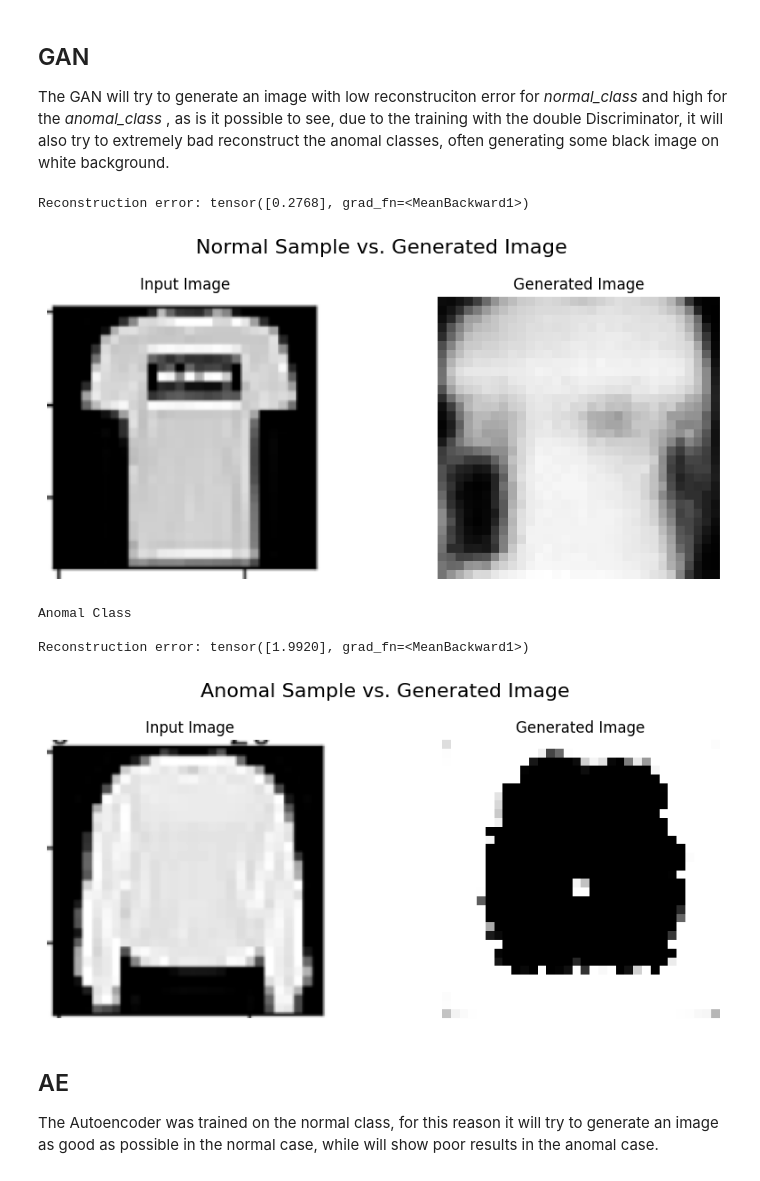
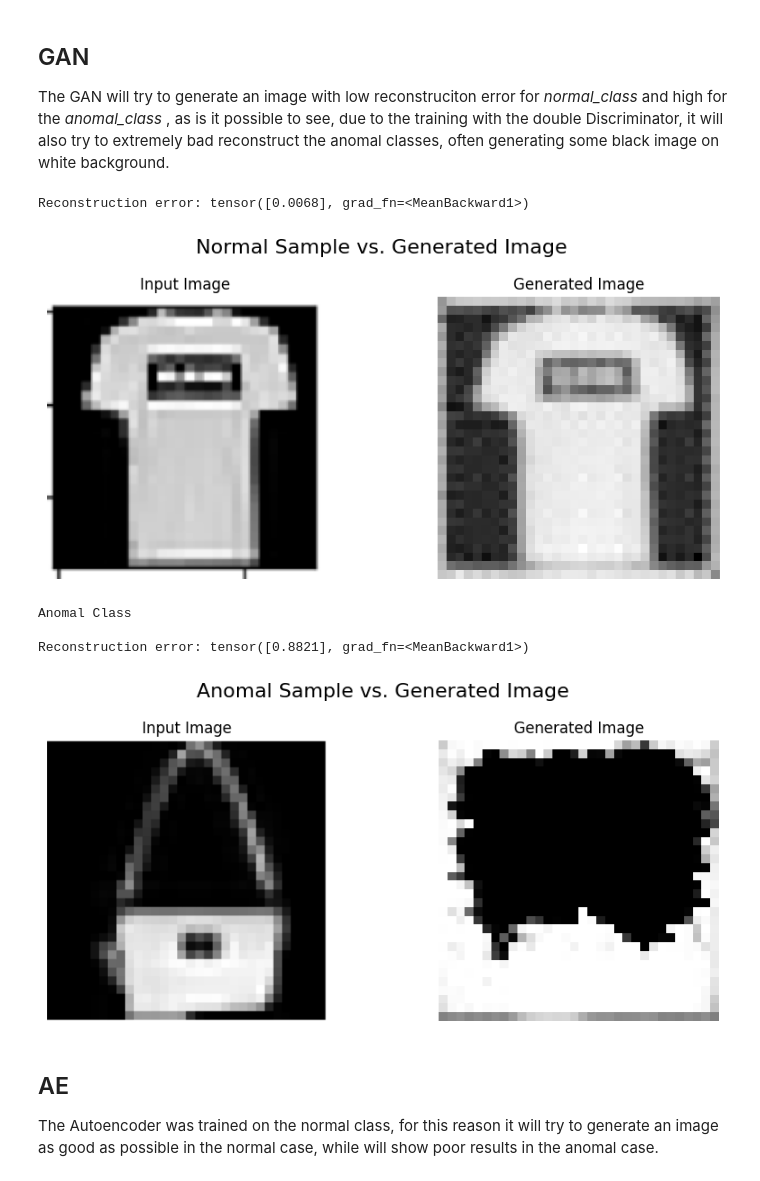
Before and after one commit to DavideEspositoPelella/Anomaly_Detection_GAN_Based, a Jupyter notebook: Deep_Learning_Project.ipynb, the cells around one changed output. Drawn from its saved outputs; the diff is of its cells as text; code cells hidden in the pictures.

```diff
--- a/Deep_Learning_Project.ipynb
+++ b/Deep_Learning_Project.ipynb
@@ -246,7 +229,7 @@ class AnomalyDetectionDataModule(pl.LightningDataModule):
         return torch.utils.data.DataLoader(self.train_dataset, batch_size=self.batch_size, shuffle=True)
 
     def test_dataloader(self):
-        return torch.utils.data.DataLoader(self.test_dataset, batch_size=self.batch_size, shuffle=True)
+        return torch.utils.data.DataLoader(self.test_dataset, batch_size=self.batch_size, shuffle=False)
 # %% [markdown]
 # Models
 Here follows the 3 models, each  defined as _LightningModule_ and modular with the DataModule previously defined.
@@ -883,7 +923,9 @@ data_module = AnomalyDetectionDataModule(batch_size=BATCH_SIZE,
 
 if torch.cuda.is_available() and accelerator_enabled:
   print("GPU")
-  model = AE_based(lr=learning_rate, display=display).to("cuda")
+  model = AE_based(lr=learning_rate,
+                   display=display).to("cuda")
+
   trainer = pl.Trainer(accelerator="cuda",
                        max_epochs=epochs,
                        callbacks=[TQDMProgressBar(),
@@ -891,7 +933,9 @@ if torch.cuda.is_available() and accelerator_enabled:
                        )
 else :
   print("CPU")
-  model = AE_based(lr=learning_rate, display=display).to("cpu")
+  model = AE_based(lr=learning_rate,
+                   display=display).to("cpu")
+
   trainer = pl.Trainer(accelerator="cpu",
                        max_epochs=epochs,
                        callbacks=[TQDMProgressBar(),
@@ -1020,28 +1063,28 @@ To: c:\Users\espda\OneDrive\Desktop\Università\Magistrale - Artificial Intellig
 The GAN will try to generate an image with low reconstruciton error for _normal_class_ and high for the _anomal_class_ , as is it possible to see, due to the training with the double Discriminator, it will also try to extremely bad reconstruct the anomal classes, often generating some black image on white background.
 # %%
 model2 = GAN_SOTA()
-model2.load_state_dict(torch.load("./GAN_pretrained"))
+model2.load_state_dict(torch.load("./GAN_0"))
 
 input_image_path = '0.png'     # t-shirt
 #input_image_path = '1.png'     # trousers
 #input_image_path = '4.png'     # coat
 #input_image_path = '5.png'     # sandal
 #input_image_path = '6.png'     # shirt
 #input_image_path = '7.png'     # Sneaker
 #input_image_path = '8.png'     # bag
 
 compare_img(input_image_path, model2, "Normal Sample")
 
 print("Anomal Class")
-input_image_path = '6.png'
+input_image_path = '8.png'
 compare_img(input_image_path, model2, "Anomal Sample")
 # %% [output]
-Reconstruction error: tensor([0.2768], grad_fn=<MeanBackward1>)
+Reconstruction error: tensor([0.0068], grad_fn=<MeanBackward1>)
-[figure, old version]
+[figure, new version]
 Anomal Class
 
-Reconstruction error: tensor([1.9920], grad_fn=<MeanBackward1>)
+Reconstruction error: tensor([0.8821], grad_fn=<MeanBackward1>)
-[figure, old version]
+[figure, new version]
 # %% [markdown]
 ## AE
 The Autoencoder was trained on the normal class, for this reason it will try to generate an image as good as possible in the normal case, while will show poor results in the anomal case.
```
Also changed, not shown: parts of 28 cells of this notebook.
